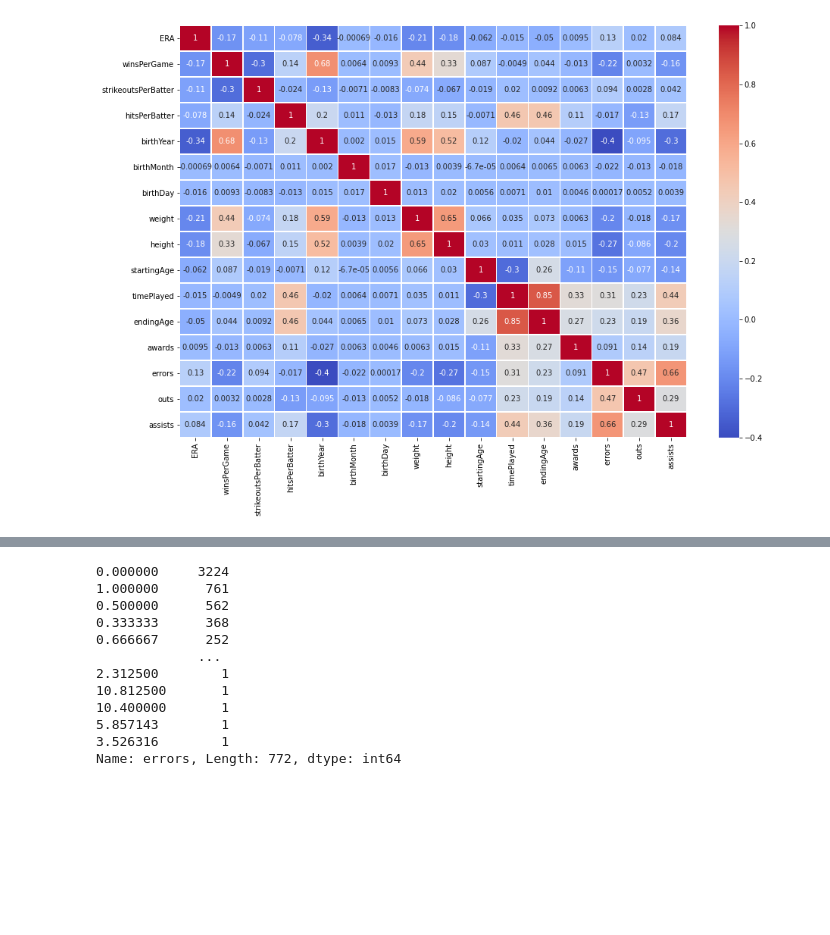
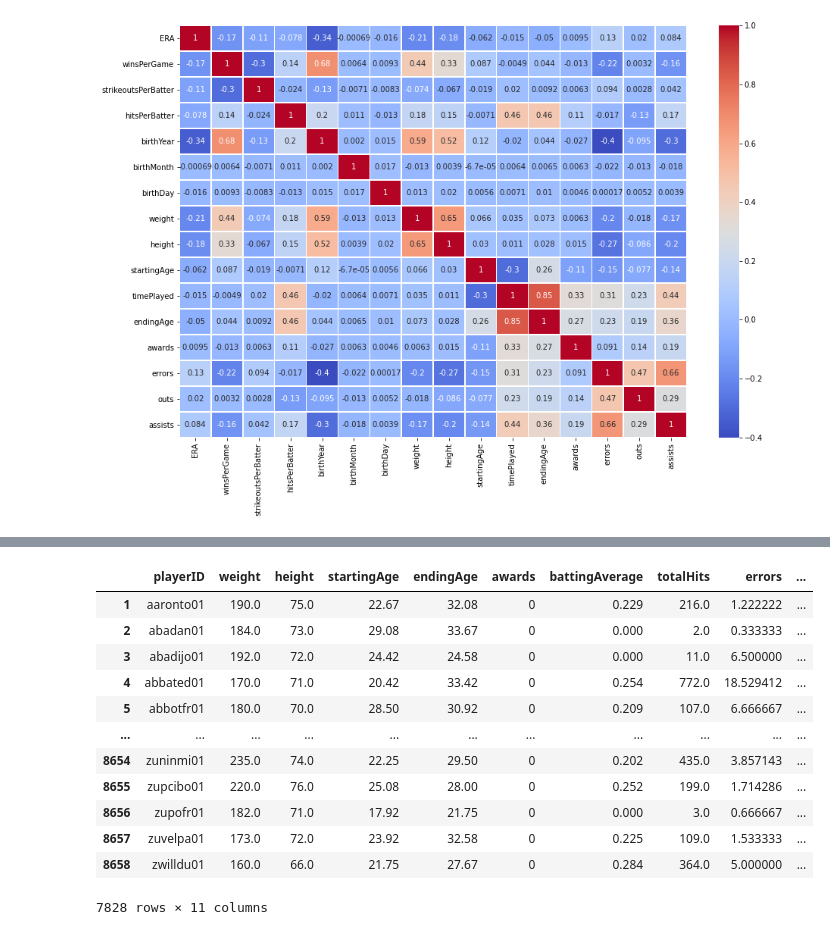
Before and after one commit to aradaha/Baseball-Stats-Project, a Jupyter notebook: Capstone2.ipynb, the cells around one changed output, grey strips where cells are left out. Drawn from its saved outputs; the diff is of its cells as text; code cells hidden in the pictures; blank space fills up the shorter version.

```diff
--- a/Capstone2.ipynb
+++ b/Capstone2.ipynb
@@ -111,15 +68,32 @@ Pitcher2.dropna()
-# %%
-print(Pitcher2['errors'].value_counts(dropna=False))
-# %% [output]
-0.000000     3224
-1.000000      761
-0.500000      562
-0.333333      368
-0.666667      252
-             ...
-2.312500        1
-10.812500       1
-10.400000       1
-5.857143        1
-3.526316        1
-Name: errors, Length: 772, dtype: int64
+# %%
+# The awards column works out very well, giving me about a tenth of each
+# that I know should be relatively good players. I can also see if their stats will predict
+# whether they received awards or not
+Pitcher2 = Pitcher.copy()
+Pitcher2['awards'] = Pitcher2['awards'].where(Pitcher2['awards'] > 0.2, np.NaN)
+Pitcher2 = Pitcher2.dropna()
+Fielder2 = Fielder.copy()
+Fielder2['awards'] = Fielder2['awards'].where(Fielder2['awards'] > 0.2, np.NaN)
+Fielder2 = Fielder2.dropna()
+# %%
+# Making Test Train Splits from the data
+PitcherTest = Pitcher.copy()
+Plist = Pitcher2.playerID.to_list()
+PitcherTest[~PitcherTest.playerID.isin(Plist)]
+FielderTest = Fielder.copy()
+Flist = Fielder2.playerID.to_list()
+FielderTest[~FielderTest.playerID.isin(Flist)]
+# %% [output]
+|  | playerID | weight | height | startingAge | endingAge | awards | battingAverage | totalHits | errors | ... |
+| 1 | aaronto01 | 190.0 | 75.0 | 22.67 | 32.08 | 0 | 0.229 | 216.0 | 1.222222 | ... |
+| 2 | abadan01 | 184.0 | 73.0 | 29.08 | 33.67 | 0 | 0.000 | 2.0 | 0.333333 | ... |
+| 3 | abadijo01 | 192.0 | 72.0 | 24.42 | 24.58 | 0 | 0.000 | 11.0 | 6.500000 | ... |
+| 4 | abbated01 | 170.0 | 71.0 | 20.42 | 33.42 | 0 | 0.254 | 772.0 | 18.529412 | ... |
+| 5 | abbotfr01 | 180.0 | 70.0 | 28.50 | 30.92 | 0 | 0.209 | 107.0 | 6.666667 | ... |
+| ... | ... | ... | ... | ... | ... | ... | ... | ... | ... | ... |
+| 8654 | zuninmi01 | 235.0 | 74.0 | 22.25 | 29.50 | 0 | 0.202 | 435.0 | 3.857143 | ... |
+| 8655 | zupcibo01 | 220.0 | 76.0 | 25.08 | 28.00 | 0 | 0.252 | 199.0 | 1.714286 | ... |
+| 8656 | zupofr01 | 182.0 | 71.0 | 17.92 | 21.75 | 0 | 0.000 | 3.0 | 0.666667 | ... |
+| 8657 | zuvelpa01 | 173.0 | 72.0 | 23.92 | 32.58 | 0 | 0.225 | 109.0 | 1.533333 | ... |
+| 8658 | zwilldu01 | 160.0 | 66.0 | 21.75 | 27.67 | 0 | 0.284 | 364.0 | 5.000000 | ... |
+7828 rows × 11 columns
```
Also changed, not shown: parts of 3 cells of this notebook.
